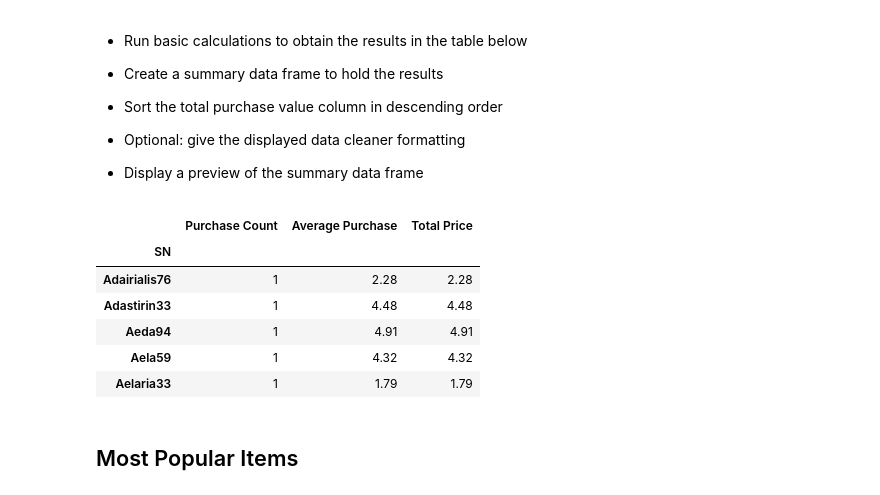
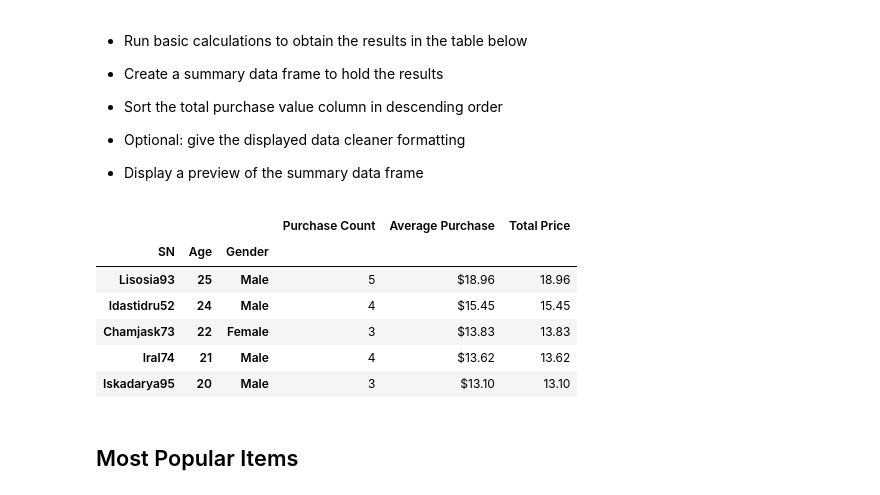
Before and after one commit to alisishinyavuz/pandas-challenge, a Jupyter notebook: HeroesOfPymoli.ipynb, the cells around one changed output. Drawn from its saved outputs; the diff is of its cells as text; code cells hidden in the pictures.

```diff
--- a/HeroesOfPymoli.ipynb
+++ b/HeroesOfPymoli.ipynb
@@ -441,24 +436,27 @@ summary_age_group_df
 
 * Display a preview of the summary data frame
 # %%
-grouped_sn = purchase_data.groupby("SN")
+grouped_sn = purchase_data.groupby(["SN", "Age", "Gender"])
 purchase_count =grouped_sn["Purchase ID"].count()
 avg_purchase = grouped_sn["Price"].mean()
 total_price = grouped_sn["Price"].sum()
 
 
 #purchase_value =
 summary_top_spenders_df = pd.DataFrame({"Purchase Count":purchase_count,
                                         "Average Purchase":avg_purchase,
                                         "Total Price":total_price})
 
+summary_top_spenders_df["Average Purchase"] = summary_top_spenders_df["Average Purchase"].map("${:,.2f}".format)
+summary_top_spenders_df["Average Purchase"] = summary_top_spenders_df["Total Price"].map("${:,.2f}".format)
 
+summary_top_spenders_df = summary_top_spenders_df.sort_values(by = "Total Price", ascending = False)
 summary_top_spenders_df.head()
 # %% [output]
-|  | Purchase Count | Average Purchase | Total Price |
-| SN |  |  |  |
-| Adairialis76 | 1 | 2.28 | 2.28 |
-| Adastirin33 | 1 | 4.48 | 4.48 |
-| Aeda94 | 1 | 4.91 | 4.91 |
-| Aela59 | 1 | 4.32 | 4.32 |
-| Aelaria33 | 1 | 1.79 | 1.79 |
+|  |  |  | Purchase Count | Average Purchase | Total Price |
+| SN | Age | Gender |  |  |  |
+| Lisosia93 | 25 | Male | 5 | $18.96 | 18.96 |
+| Idastidru52 | 24 | Male | 4 | $15.45 | 15.45 |
+| Chamjask73 | 22 | Female | 3 | $13.83 | 13.83 |
+| Iral74 | 21 | Male | 4 | $13.62 | 13.62 |
+| Iskadarya95 | 20 | Male | 3 | $13.10 | 13.10 |
```
Also changed, not shown: parts of 8 cells of this notebook.
